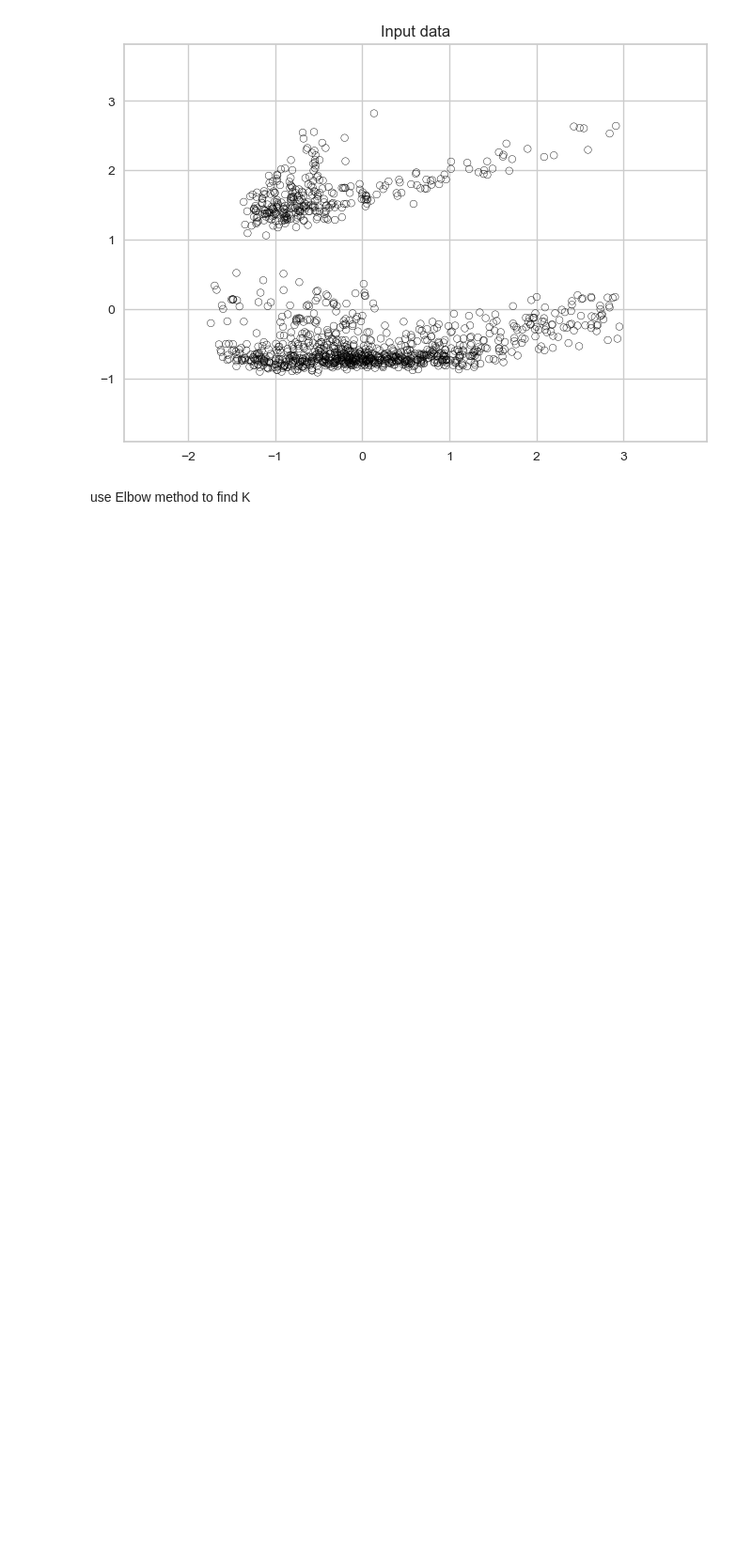
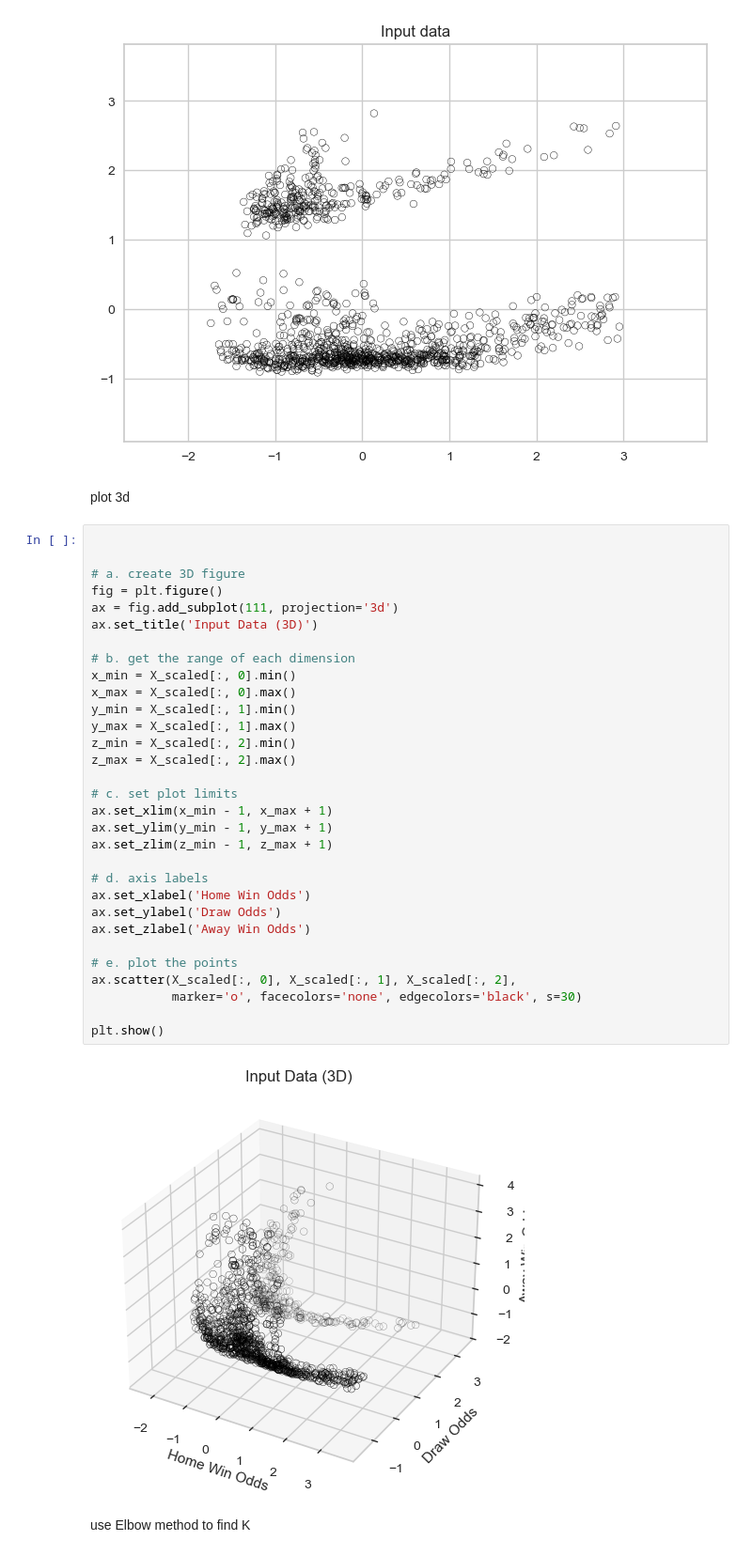
Before and after one commit to peterjanas/betting-BI, a Jupyter notebook: Premier-league-clustering.ipynb, the cells around one changed output. Shown at 94% size. Drawn from its saved outputs; the diff is of its cells as text; blank space fills up the shorter version.

```diff
--- a/Premier-league-clustering.ipynb
+++ b/Premier-league-clustering.ipynb
@@ -54,6 +71,41 @@ plt.scatter(X_scaled[:,0], X_scaled[:,1], marker='o', facecolors='none', edgecol
 plt.show()
 # %% [output]
 [figure]
+# %% [markdown]
+plot 3d
+# %%
+
+
+# a. create 3D figure
+fig = plt.figure()
+ax = fig.add_subplot(111, projection='3d')
+ax.set_title('Input Data (3D)')
+
+# b. get the range of each dimension
+x_min = X_scaled[:, 0].min()
+x_max = X_scaled[:, 0].max()
+y_min = X_scaled[:, 1].min()
+y_max = X_scaled[:, 1].max()
+z_min = X_scaled[:, 2].min()
+z_max = X_scaled[:, 2].max()
+
+# c. set plot limits
+ax.set_xlim(x_min - 1, x_max + 1)
+ax.set_ylim(y_min - 1, y_max + 1)
+ax.set_zlim(z_min - 1, z_max + 1)
+
+# d. axis labels
+ax.set_xlabel('Home Win Odds')
+ax.set_ylabel('Draw Odds')
+ax.set_zlabel('Away Win Odds')
+
+# e. plot the points
+ax.scatter(X_scaled[:, 0], X_scaled[:, 1], X_scaled[:, 2],
+           marker='o', facecolors='none', edgecolors='black', s=30)
+
+plt.show()
+# %% [output]
+[figure, added]
 # %% [markdown]
 use Elbow method to find K
 # %%
```
Also changed, not shown: parts of 15 cells of this notebook, 2 other files.
